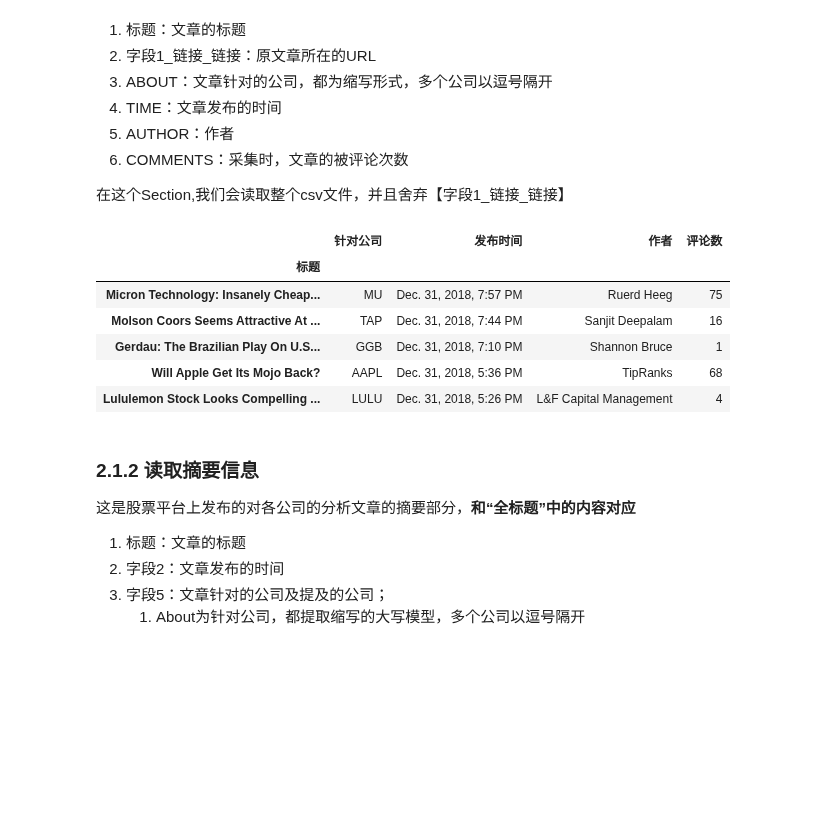
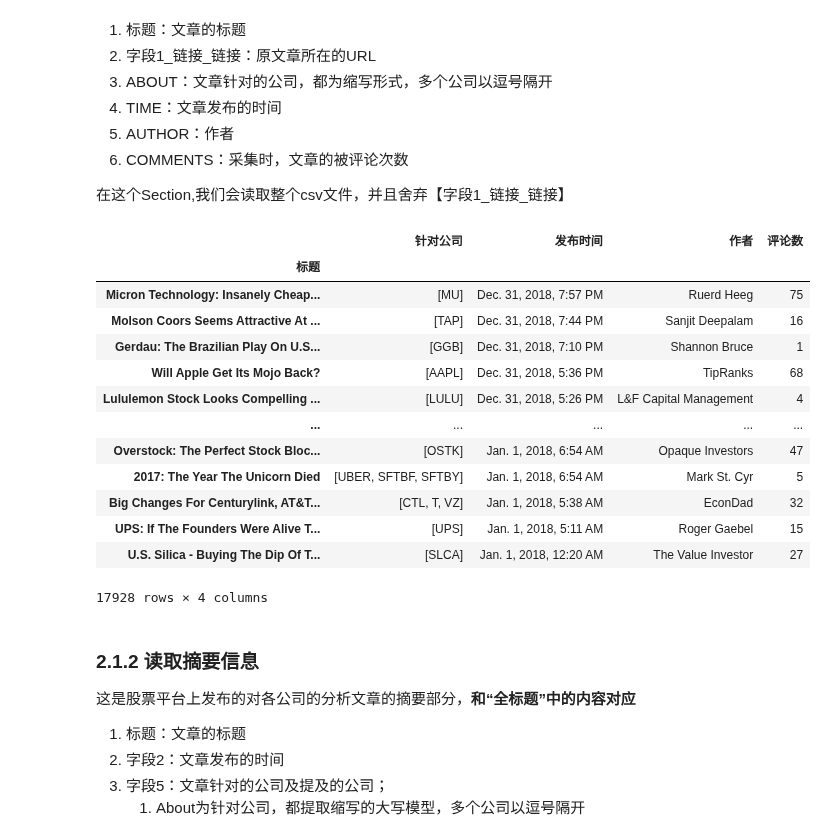
Before and after one commit to easternDay/Stock-forecast, a Jupyter notebook: 一班-1825101045-杨祉.ipynb, the cells around one changed output. Saved outputs shown, nothing was run; the diff lists cells and outputs as text; code cells hidden in the pictures; blank space fills up the shorter version.

```diff
--- a/一班-1825101045-杨祉.ipynb
+++ b/一班-1825101045-杨祉.ipynb
@@ -105,23 +105,34 @@ xlsx_to_csv_pd(os.getcwd())
 # %%
 # 读取整个csv文件，并且舍弃【字段1_链接_链接】
 Title_data = pd.read_csv("./全标题.csv", index_col=0, usecols=[0, 2, 3, 4, 5])
 
 # 更改列标
 Title_data.columns = ['针对公司', '发布时间', '作者', '评论数']
 
 # 评论数去除Comments无用字段
 Title_data["评论数"] = Title_data["评论数"].str.extract("([0-9]+)")
 
-# 显示前五行内容
-Title_data.head()
+# 针对公司处理
+Title_data["针对公司"] = Title_data["针对公司"].str.replace(" ", "")
+Title_data["针对公司"] = Title_data["针对公司"].str.split(",")
+
+# 显示内容
+Title_data
 # %% [output]
 |  | 针对公司 | 发布时间 | 作者 | 评论数 |
 | 标题 |  |  |  |  |
-| Micron Technology: Insanely Cheap... | MU | Dec. 31, 2018, 7:57 PM | Ruerd Heeg | 75 |
-| Molson Coors Seems Attractive At ... | TAP | Dec. 31, 2018, 7:44 PM | Sanjit Deepalam | 16 |
-| Gerdau: The Brazilian Play On U.S... | GGB | Dec. 31, 2018, 7:10 PM | Shannon Bruce | 1 |
-| Will Apple Get Its Mojo Back? | AAPL | Dec. 31, 2018, 5:36 PM | TipRanks | 68 |
-| Lululemon Stock Looks Compelling ... | LULU | Dec. 31, 2018, 5:26 PM | L&F Capital Management | 4 |
+| Micron Technology: Insanely Cheap... | [MU] | Dec. 31, 2018, 7:57 PM | Ruerd Heeg | 75 |
+| Molson Coors Seems Attractive At ... | [TAP] | Dec. 31, 2018, 7:44 PM | Sanjit Deepalam | 16 |
+| Gerdau: The Brazilian Play On U.S... | [GGB] | Dec. 31, 2018, 7:10 PM | Shannon Bruce | 1 |
+| Will Apple Get Its Mojo Back? | [AAPL] | Dec. 31, 2018, 5:36 PM | TipRanks | 68 |
+| Lululemon Stock Looks Compelling ... | [LULU] | Dec. 31, 2018, 5:26 PM | L&F Capital Management | 4 |
+| ... | ... | ... | ... | ... |
+| Overstock: The Perfect Stock Bloc... | [OSTK] | Jan. 1, 2018, 6:54 AM | Opaque Investors | 47 |
+| 2017: The Year The Unicorn Died | [UBER, SFTBF, SFTBY] | Jan. 1, 2018, 6:54 AM | Mark St. Cyr | 5 |
+| Big Changes For Centurylink, AT&T... | [CTL, T, VZ] | Jan. 1, 2018, 5:38 AM | EconDad | 32 |
+| UPS: If The Founders Were Alive T... | [UPS] | Jan. 1, 2018, 5:11 AM | Roger Gaebel | 15 |
+| U.S. Silica - Buying The Dip Of T... | [SLCA] | Jan. 1, 2018, 12:20 AM | The Value Investor | 27 |
+17928 rows × 4 columns
 # %% [markdown]
 ### 2.1.2 读取摘要信息
 
```
Also changed, not shown: parts of 82 cells of this notebook.
